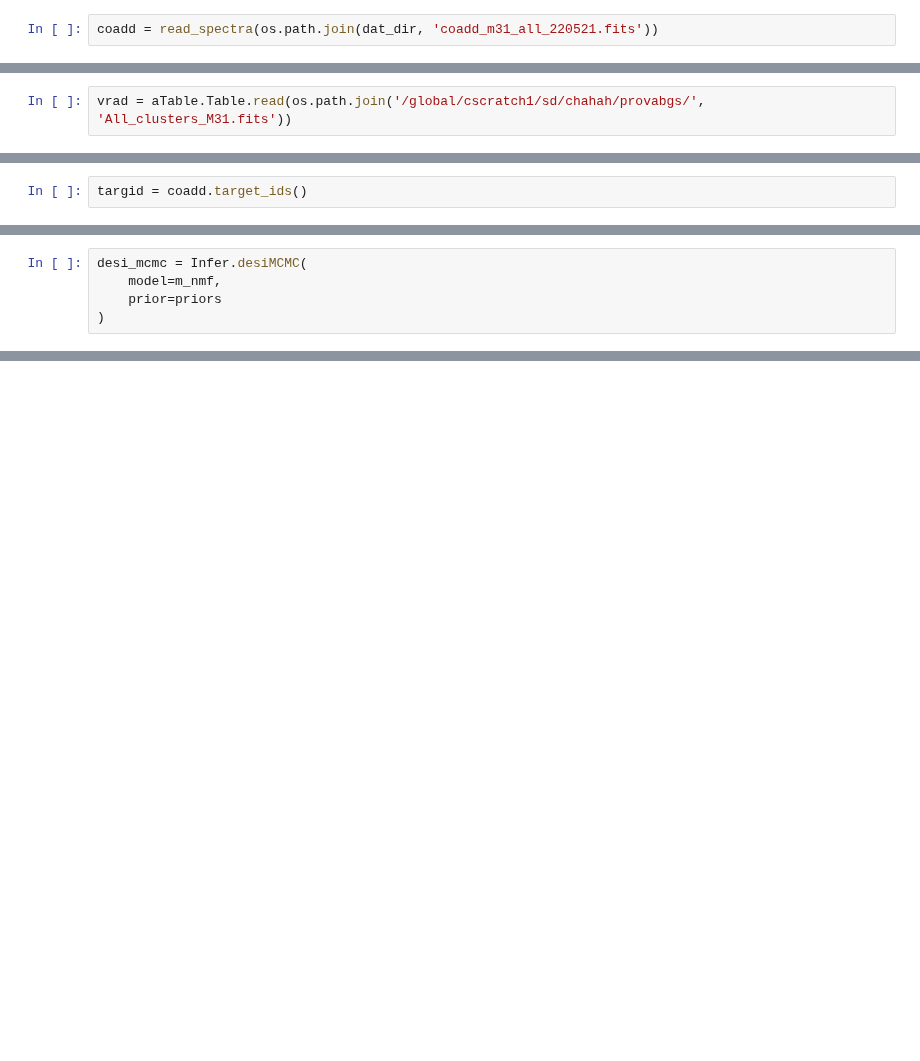
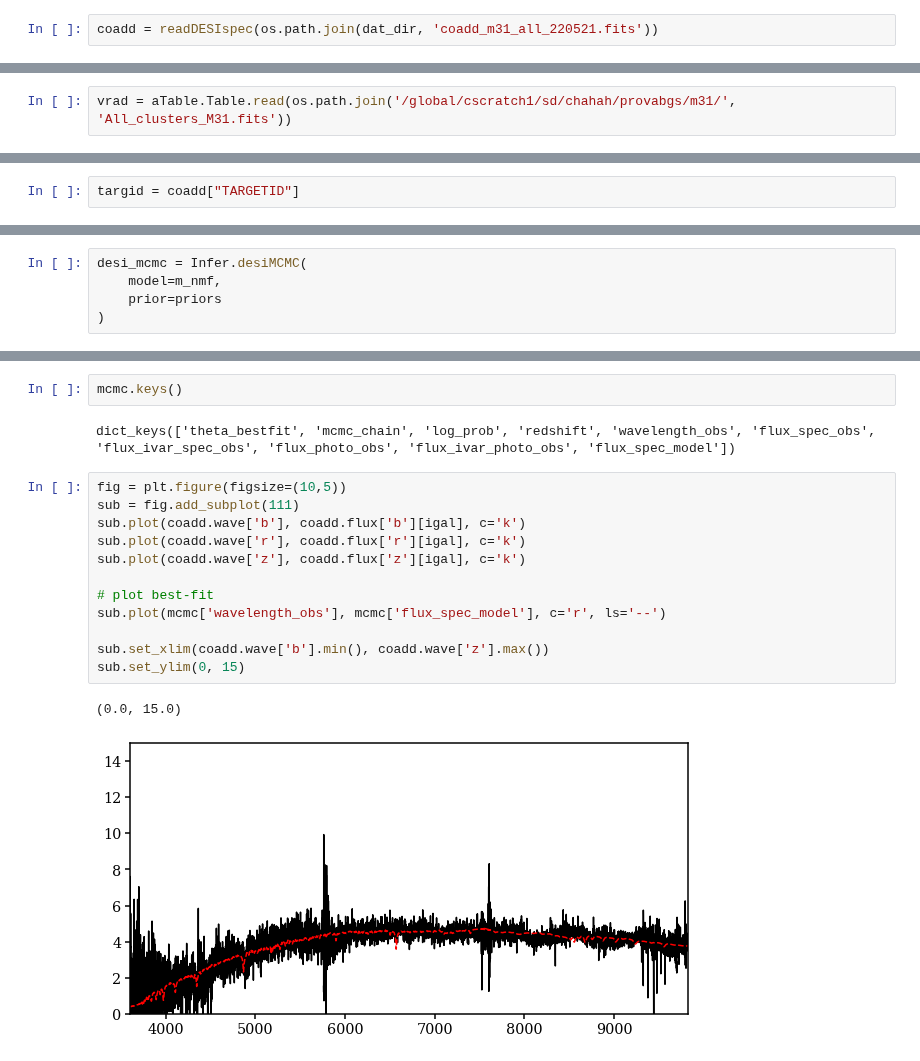
Before and after one commit to changhoonhahn/provabgs, a Jupyter notebook: nb/m31.ipynb, the cells around one changed output, grey strips where cells are left out. Cells and saved outputs as stored; diff of their text form; blank space fills up the shorter version.

```diff
--- a/nb/m31.ipynb
+++ b/nb/m31.ipynb
@@ -52,4 +28,4 @@ dat_dir = '/global/homes/k/koposov/desi_koposov/m31_processing_scripts/reduction
 # %% [markdown]
 ## read coadd, vrad, redrock files
 # %%
-coadd = read_spectra(os.path.join(dat_dir, 'coadd_m31_all_220521.fits'))
+coadd = readDESIspec(os.path.join(dat_dir, 'coadd_m31_all_220521.fits'))
@@ -60,11 +34,11 @@ zbest = aTable.Table.read(os.path.join(dat_dir, 'redrock_m31_all_220521.fits'))
 # %% [output]
 WARNING: hdu= was not specified but multiple tables are present, reading in first available table (hdu=1) [astropy.io.fits.connect]
 # %%
-vrad = aTable.Table.read(os.path.join('/global/cscratch1/sd/chahah/provabgs/', 'All_clusters_M31.fits'))
+vrad = aTable.Table.read(os.path.join('/global/cscratch1/sd/chahah/provabgs/m31/', 'All_clusters_M31.fits'))
 # %%
 rvtab = aTable.Table.read(os.path.join(dat_dir, 'rvtab_coadd_m31_all_220521.fits'))
 # %%
-targid = coadd.target_ids()
+targid = coadd["TARGETID"]
 # %%
 igals_coadd, igals_rvtab = [], []
 for tid in vrad['TARGETID']:
@@ -137,0 +122,19 @@ Initialising ensemble of 100 walkers...
+# %%
+mcmc.keys()
+# %% [output]
+dict_keys(['theta_bestfit', 'mcmc_chain', 'log_prob', 'redshift', 'wavelength_obs', 'flux_spec_obs', 'flux_ivar_spec_obs', 'flux_photo_obs', 'flux_ivar_photo_obs', 'flux_spec_model'])
+# %%
+fig = plt.figure(figsize=(10,5))
+sub = fig.add_subplot(111)
+sub.plot(coadd.wave['b'], coadd.flux['b'][igal], c='k')
+sub.plot(coadd.wave['r'], coadd.flux['r'][igal], c='k')
+sub.plot(coadd.wave['z'], coadd.flux['z'][igal], c='k')
+
+# plot best-fit
+sub.plot(mcmc['wavelength_obs'], mcmc['flux_spec_model'], c='r', ls='--')
+
+sub.set_xlim(coadd.wave['b'].min(), coadd.wave['z'].max())
+sub.set_ylim(0, 15)
+# %% [output]
+(0.0, 15.0)
+[figure, added]
```
Also changed, not shown: parts of 7 cells of this notebook, 21 other files.
